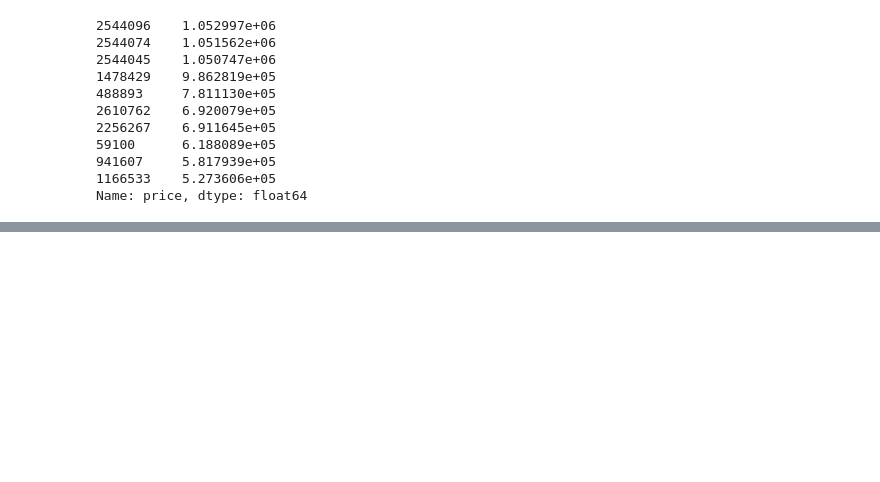
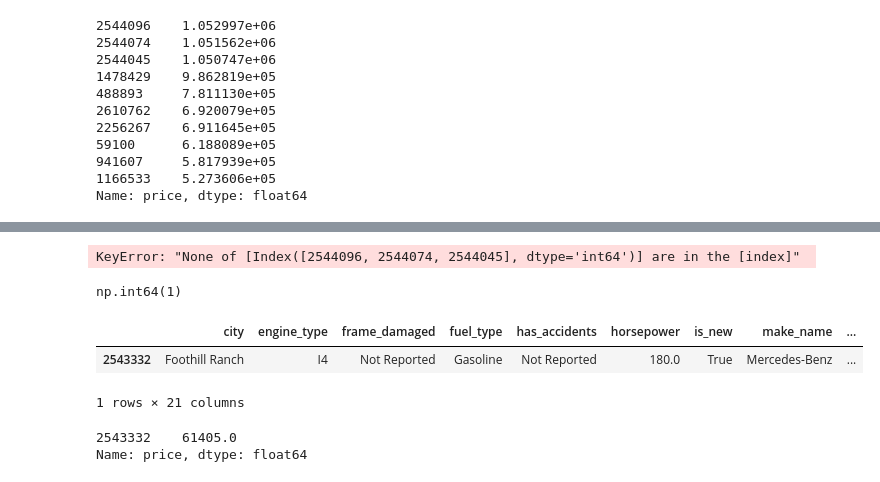
Before and after one commit to CaseyKiiza2026/vehicle-valuation-platform, a Jupyter notebook: notebooks/baseline_model.ipynb, the cells around one changed output, grey strips where cells are left out. Cells and saved outputs as stored; diff of their text form; code cells hidden in the pictures; blank space fills up the shorter version.

```diff
--- a/notebooks/baseline_model.ipynb
+++ b/notebooks/baseline_model.ipynb
@@ -187,0 +324,23 @@ Name: price, dtype: float64
+# %%
+X_train.loc[[2544096, 2544074, 2544045]]
+# %% [output]
+KeyError: "None of [Index([2544096, 2544074, 2544045], dtype='int64')] are in the [index]"
+# %%
+reference_car = X_val.loc[2544096]
+# %%
+same_car_mask = X_train.eq(reference_car).all(axis=1)
+# %%
+same_car_mask.sum()
+# %% [output]
+np.int64(1)
+# %%
+X_train.loc[same_car_mask]
+# %% [output]
+|  | city | engine_type | frame_damaged | fuel_type | has_accidents | horsepower | is_new | make_name | ... |
+| 2543332 | Foothill Ranch | I4 | Not Reported | Gasoline | Not Reported | 180.0 | True | Mercedes-Benz | ... |
+1 rows × 21 columns
+# %%
+y_train.loc[same_car_mask]
+# %% [output]
+2543332    61405.0
+Name: price, dtype: float64
```
Also changed, not shown: parts of 17 cells of this notebook.
